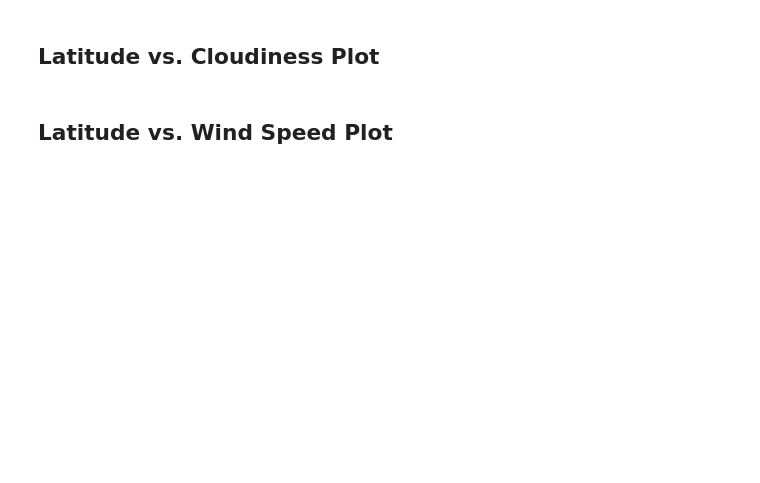
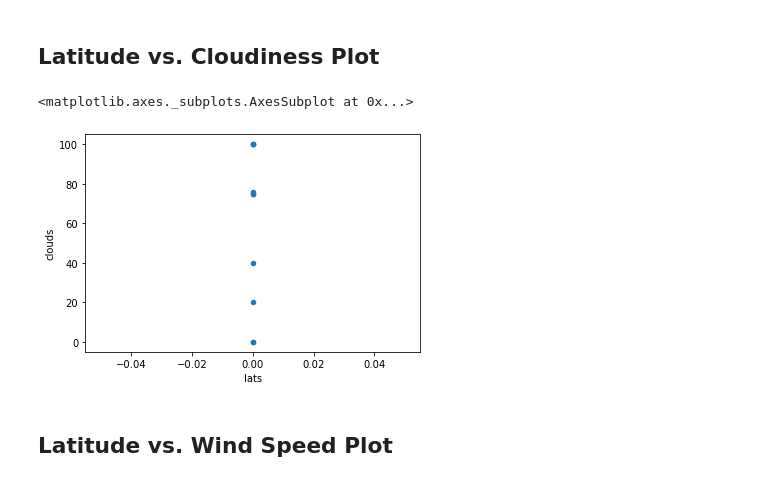
Before and after one commit to brianmorton/API-Challange, a Jupyter notebook: WeatherPy/WeatherPy.ipynb, the cells around one changed output. Cells and saved outputs as stored; diff of their text form; code cells hidden in the pictures; blank space fills up the shorter version.

```diff
--- a/WeatherPy/WeatherPy.ipynb
+++ b/WeatherPy/WeatherPy.ipynb
@@ -195,8 +214,11 @@ SyntaxError: invalid syntax (<ipython-input-17-8b17a16650e0>, line 2)
 # %% [markdown]
 ## Latitude vs. Cloudiness Plot
 # %%
-cities_df.plot.scatter(x='lat', y='all' )
-AxesSubplot:xlabel='Latitude', ylabel='Cloudiness'
+cities_df.plot.scatter(x='lats', y='clouds' )
+#AxesSubplot:xlabel='Latitude', ylabel='Cloudiness'
+# %% [output]
+<matplotlib.axes._subplots.AxesSubplot at 0x...>
+[figure, added]
 # %% [markdown]
 ## Latitude vs. Wind Speed Plot
 # %%
```
Also changed, not shown: parts of 19 cells of this notebook, 1 other file.
